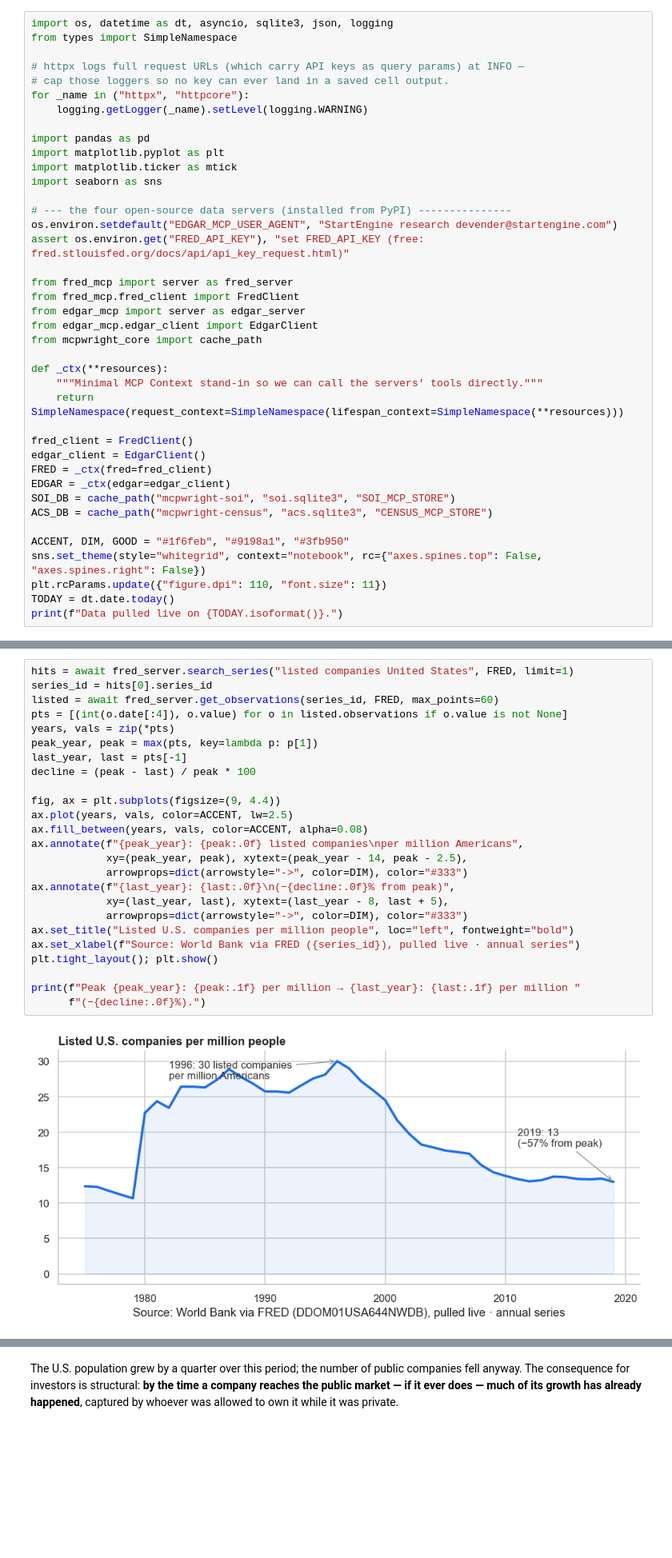
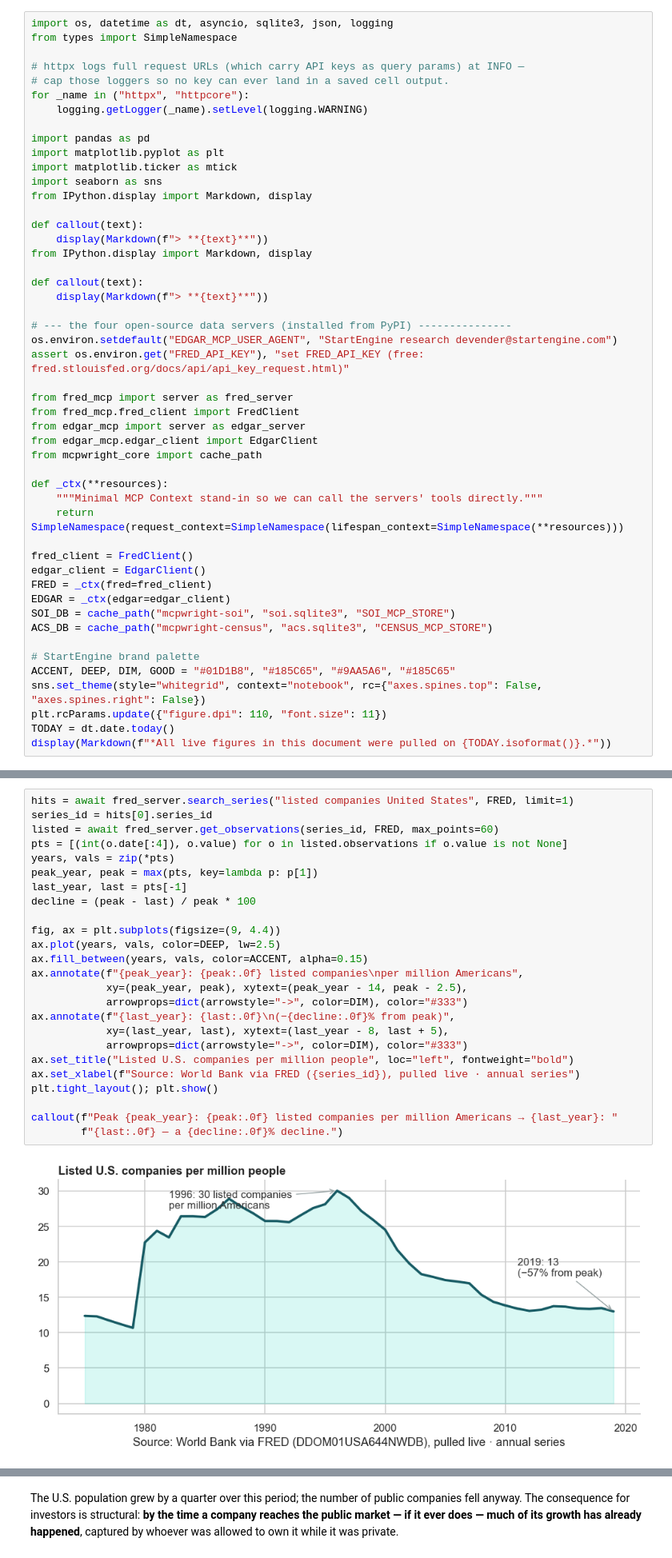
Before and after one commit to StartEngine/private-markets-research, a Jupyter notebook: private_markets.ipynb, the cells around one changed output, grey strips where cells are left out. Shown at 80% size. Drawn from its saved outputs; the diff is of its cells as text; blank space fills up the shorter version.

```diff
--- a/private_markets.ipynb
+++ b/private_markets.ipynb
@@ -27,6 +27,14 @@ import pandas as pd
 import matplotlib.pyplot as plt
 import matplotlib.ticker as mtick
 import seaborn as sns
+from IPython.display import Markdown, display
+
+def callout(text):
+    display(Markdown(f"> **{text}**"))
+from IPython.display import Markdown, display
+
+def callout(text):
+    display(Markdown(f"> **{text}**"))
 
 # --- the four open-source data servers (installed from PyPI) ---------------
 os.environ.setdefault("EDGAR_MCP_USER_AGENT", "StartEngine research devender@startengine.com")
@@ -49,9 +57,10 @@ EDGAR = _ctx(edgar=edgar_client)
 SOI_DB = cache_path("mcpwright-soi", "soi.sqlite3", "SOI_MCP_STORE")
 ACS_DB = cache_path("mcpwright-census", "acs.sqlite3", "CENSUS_MCP_STORE")
 
-ACCENT, DIM, GOOD = "#1f6feb", "#9198a1", "#3fb950"
+# StartEngine brand palette
+ACCENT, DEEP, DIM, GOOD = "#01D1B8", "#185C65", "#9AA5A6", "#185C65"
 sns.set_theme(style="whitegrid", context="notebook", rc={"axes.spines.top": False, "axes.spines.right": False})
 plt.rcParams.update({"figure.dpi": 110, "font.size": 11})
 TODAY = dt.date.today()
-print(f"Data pulled live on {TODAY.isoformat()}.")
+display(Markdown(f"*All live figures in this document were pulled on {TODAY.isoformat()}.*"))
 # %% [output]
@@ -67,27 +76,27 @@ FRED database carries the series.
 # %%
 hits = await fred_server.search_series("listed companies United States", FRED, limit=1)
 series_id = hits[0].series_id
 listed = await fred_server.get_observations(series_id, FRED, max_points=60)
 pts = [(int(o.date[:4]), o.value) for o in listed.observations if o.value is not None]
 years, vals = zip(*pts)
 peak_year, peak = max(pts, key=lambda p: p[1])
 last_year, last = pts[-1]
 decline = (peak - last) / peak * 100
 
 fig, ax = plt.subplots(figsize=(9, 4.4))
-ax.plot(years, vals, color=ACCENT, lw=2.5)
-ax.fill_between(years, vals, color=ACCENT, alpha=0.08)
+ax.plot(years, vals, color=DEEP, lw=2.5)
+ax.fill_between(years, vals, color=ACCENT, alpha=0.15)
 ax.annotate(f"{peak_year}: {peak:.0f} listed companies\nper million Americans",
             xy=(peak_year, peak), xytext=(peak_year - 14, peak - 2.5),
             arrowprops=dict(arrowstyle="->", color=DIM), color="#333")
 ax.annotate(f"{last_year}: {last:.0f}\n(−{decline:.0f}% from peak)",
             xy=(last_year, last), xytext=(last_year - 8, last + 5),
             arrowprops=dict(arrowstyle="->", color=DIM), color="#333")
 ax.set_title("Listed U.S. companies per million people", loc="left", fontweight="bold")
 ax.set_xlabel(f"Source: World Bank via FRED ({series_id}), pulled live · annual series")
 plt.tight_layout(); plt.show()
 
-print(f"Peak {peak_year}: {peak:.1f} per million → {last_year}: {last:.1f} per million "
-      f"(−{decline:.0f}%).")
+callout(f"Peak {peak_year}: {peak:.0f} listed companies per million Americans → {last_year}: "
+        f"{last:.0f} — a {decline:.0f}% decline.")
 # %% [output]
-[figure, old version]
+[figure, new version]
```
Also changed, not shown: parts of 9 cells of this notebook, 4 other files.
